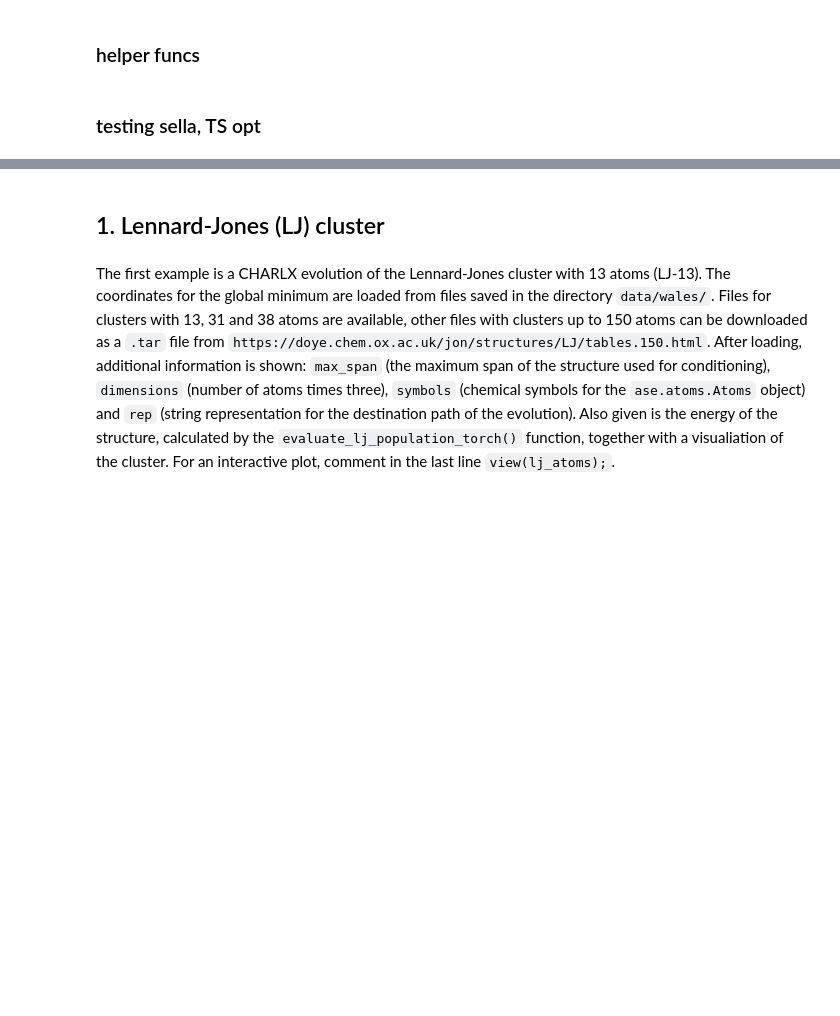
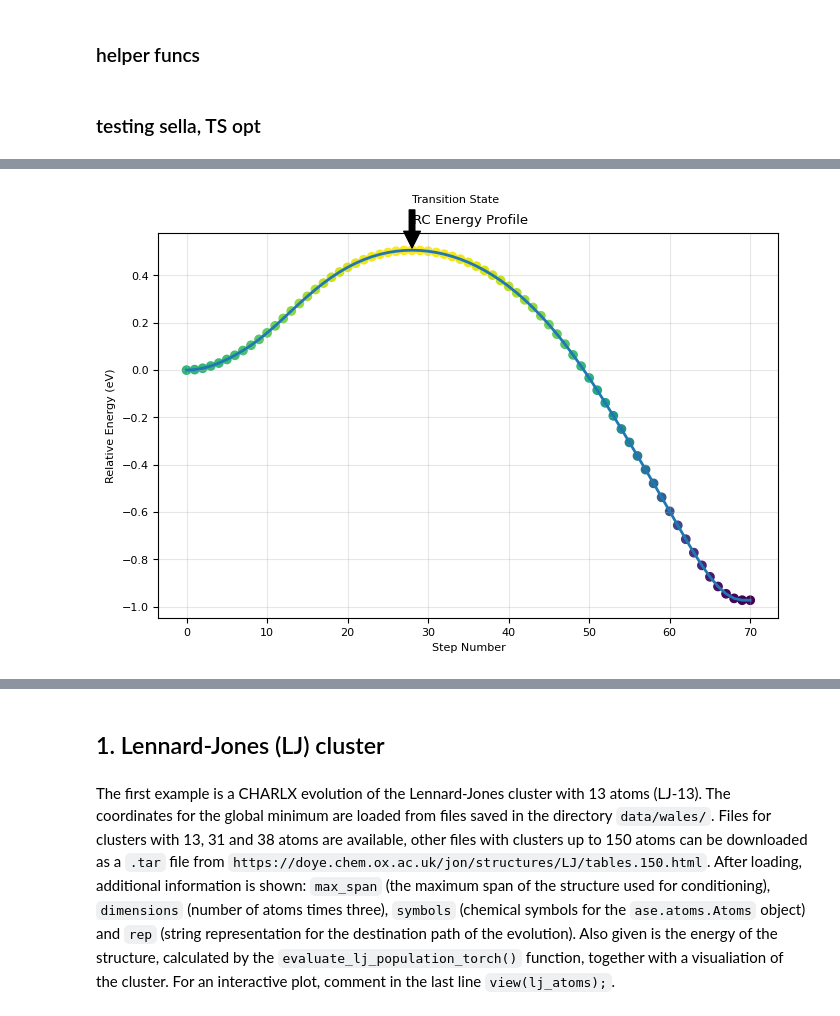
Before and after one commit to cimun/charlx_ts, a Jupyter notebook: test_run.ipynb, the cells around one changed output, grey strips where cells are left out. Drawn from its saved outputs; the diff is of its cells as text; code cells hidden in the pictures; blank space fills up the shorter version.

```diff
--- a/test_run.ipynb
+++ b/test_run.ipynb
@@ -330 +434,37 @@ Displacement:  3.000 | Energy: -14.121232 eV
+# %%
+def plot_sella_irc(fwd_traj, bwd_traj):
+    """
+    Combines forward and backward IRC trajectories for a complete plot.
+    """
+    fwd_configs = read(fwd_traj, index=':')
+    bwd_configs = read(bwd_traj, index=':')
+
+    # Reverse backward configs so they lead TO the TS
+    full_path = bwd_configs[::-1] + fwd_configs[1:]
+
+    energies = [at.get_potential_energy() for at in full_path]
+    # Normalize energies so Reactant (first frame) is 0
+    energies = np.array(energies) - energies[0]
+
+    steps = np.arange(len(full_path))
+
+    plt.figure(figsize=(8, 5))
+    plt.plot(steps, energies, color='#1f77b4', lw=2)
+    plt.scatter(steps, energies, c=energies, cmap='viridis')
+
+    # Find the peak (the TS)
+    ts_idx = np.argmax(energies)
+    plt.annotate('Transition State', xy=(ts_idx, energies[ts_idx]),
+                 xytext=(ts_idx, energies[ts_idx]+0.2),
+                 arrowprops=dict(facecolor='black', shrink=0.05))
+
+    plt.title("IRC Energy Profile")
+    plt.xlabel("Step Number")
+    plt.ylabel("Relative Energy (eV)")
+    plt.grid(True, alpha=0.3)
+    plt.show()
+# %%
+plot_sella_irc("irc_fw.traj", "irc_bw.traj")
+# %% [output]
+[figure, added]
 # %%
```
Also changed, not shown: parts of 14 cells of this notebook.
